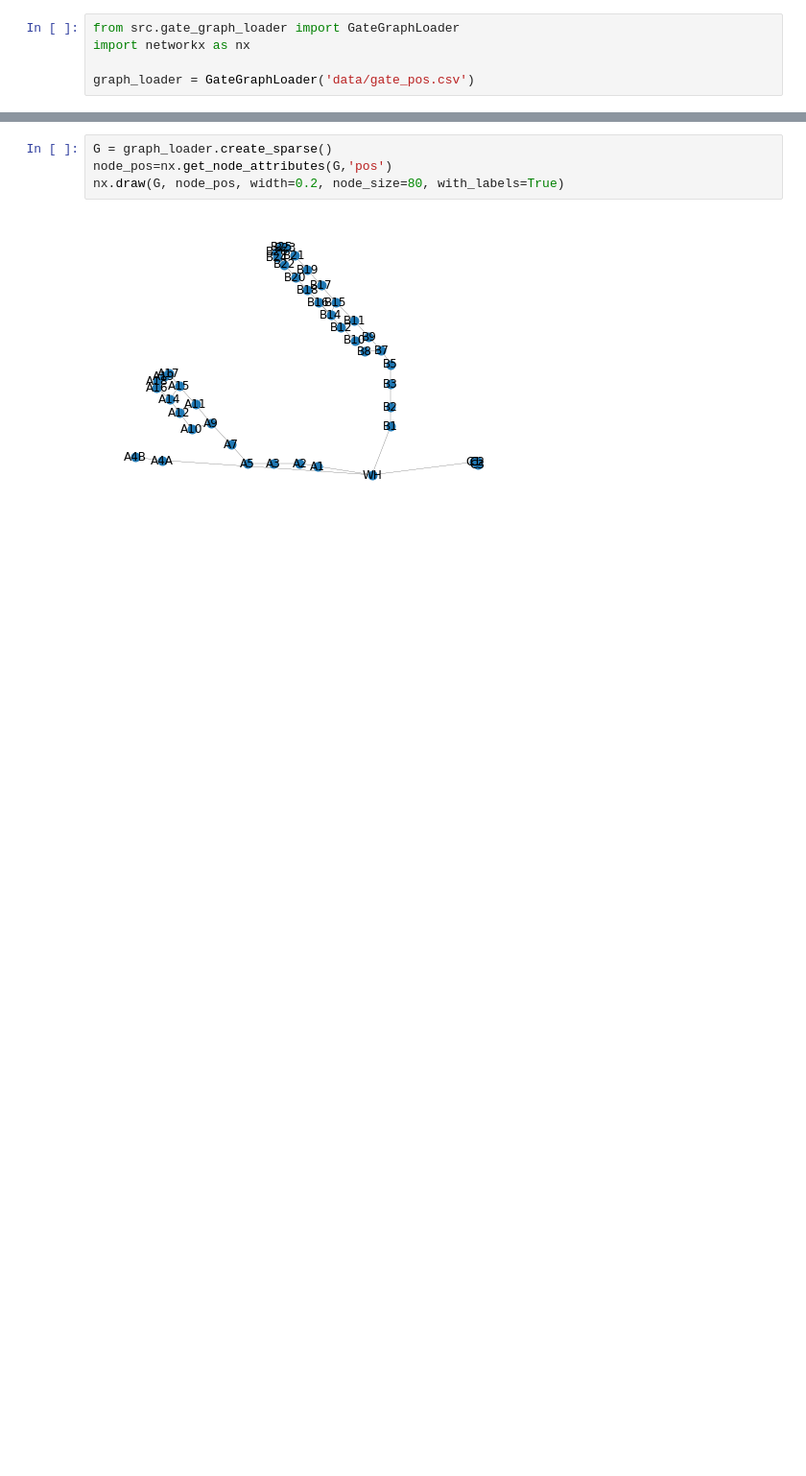
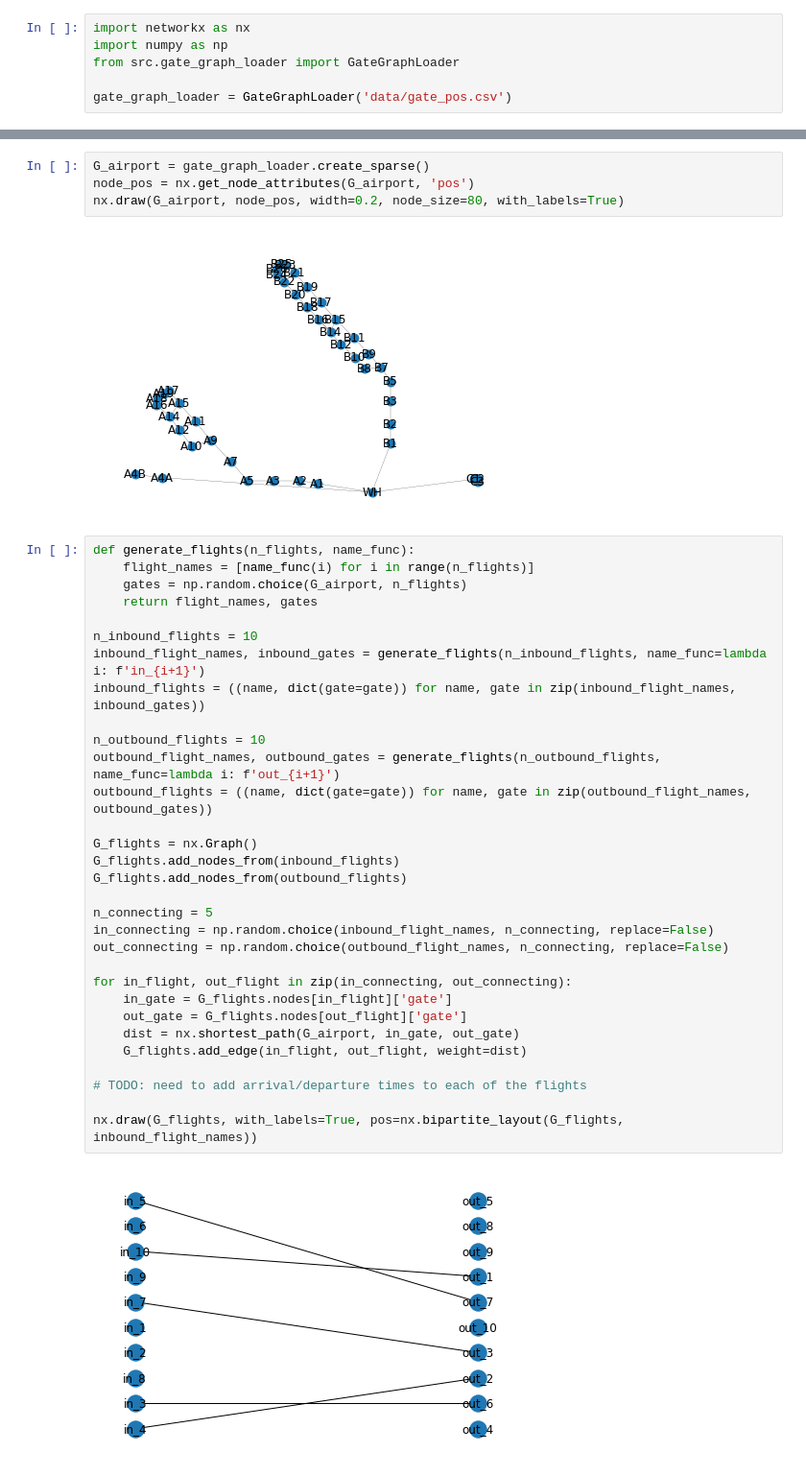
Before and after one commit to ArchieGertsman/ie532-final-project, a Jupyter notebook: analysis.ipynb, the cells around one changed output, grey strips where cells are left out. Shown at 96% size. Drawn from its saved outputs; the diff is of its cells as text; blank space fills up the shorter version.

Commit message:
started implementing flight generator

```diff
--- a/analysis.ipynb
+++ b/analysis.ipynb
@@ -1,6 +1,7 @@
 # %%
+import networkx as nx
+import numpy as np
 from src.gate_graph_loader import GateGraphLoader
-import networkx as nx
 
-graph_loader = GateGraphLoader('data/gate_pos.csv')
+gate_graph_loader = GateGraphLoader('data/gate_pos.csv')
 # %%
@@ -10,8 +11,41 @@ nx.draw(G, node_pos, width=0.2, node_size=80, with_labels=True)
 # %% [output]
 [figure]
 # %%
-G = graph_loader.create_sparse()
-node_pos=nx.get_node_attributes(G,'pos')
-nx.draw(G, node_pos, width=0.2, node_size=80, with_labels=True)
+G_airport = gate_graph_loader.create_sparse()
+node_pos = nx.get_node_attributes(G_airport, 'pos')
+nx.draw(G_airport, node_pos, width=0.2, node_size=80, with_labels=True)
 # %% [output]
 [figure]
+# %%
+def generate_flights(n_flights, name_func):
+    flight_names = [name_func(i) for i in range(n_flights)]
+    gates = np.random.choice(G_airport, n_flights)
+    return flight_names, gates
+
+n_inbound_flights = 10
+inbound_flight_names, inbound_gates = generate_flights(n_inbound_flights, name_func=lambda i: f'in_{i+1}')
+inbound_flights = ((name, dict(gate=gate)) for name, gate in zip(inbound_flight_names, inbound_gates))
+
+n_outbound_flights = 10
+outbound_flight_names, outbound_gates = generate_flights(n_outbound_flights, name_func=lambda i: f'out_{i+1}')
+outbound_flights = ((name, dict(gate=gate)) for name, gate in zip(outbound_flight_names, outbound_gates))
+
+G_flights = nx.Graph()
+G_flights.add_nodes_from(inbound_flights)
+G_flights.add_nodes_from(outbound_flights)
+
+n_connecting = 5
+in_connecting = np.random.choice(inbound_flight_names, n_connecting, replace=False)
+out_connecting = np.random.choice(outbound_flight_names, n_connecting, replace=False)
+
+for in_flight, out_flight in zip(in_connecting, out_connecting):
+    in_gate = G_flights.nodes[in_flight]['gate']
+    out_gate = G_flights.nodes[out_flight]['gate']
+    dist = nx.shortest_path(G_airport, in_gate, out_gate)
+    G_flights.add_edge(in_flight, out_flight, weight=dist)
+
+# TODO: need to add arrival/departure times to each of the flights
+
+nx.draw(G_flights, with_labels=True, pos=nx.bipartite_layout(G_flights, inbound_flight_names))
+# %% [output]
+[figure, added]
```
Also changed, not shown: parts of 1 cell of this notebook, 2 other files.
